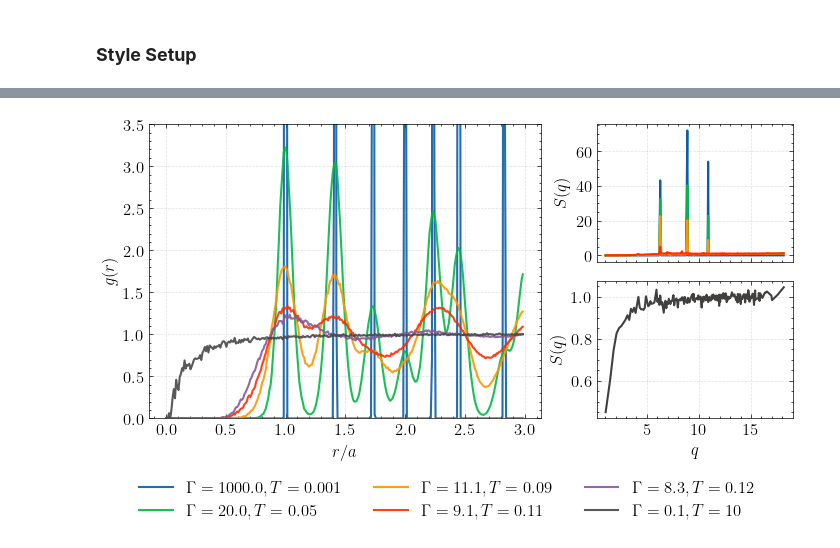
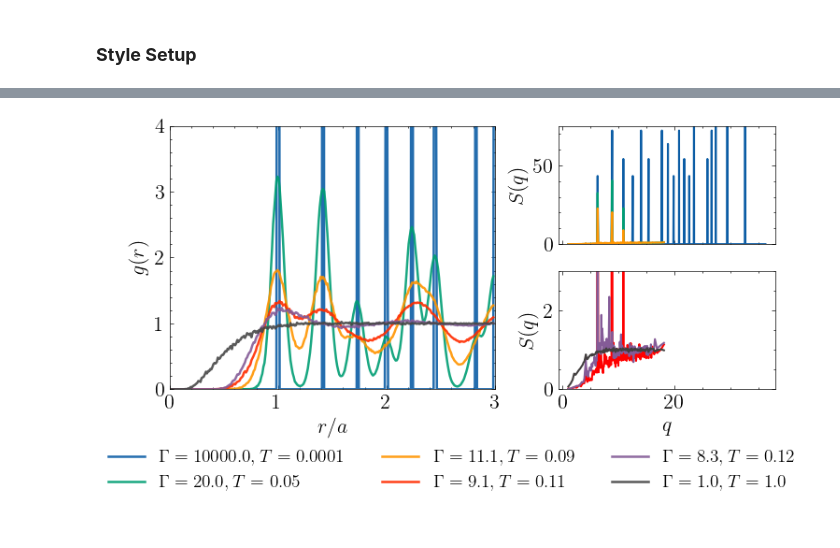
Before and after one commit to haxmxah/wigner_crystal_phase_transition, a Jupyter notebook: results_gr.ipynb, the cells around one changed output, grey strips where cells are left out. Saved outputs shown, nothing was run; the diff lists cells and outputs as text; code cells hidden in the pictures.

```diff
--- a/results_gr.ipynb
+++ b/results_gr.ipynb
@@ -121,13 +123,15 @@ plt.figure(figsize=(7, 4))
 gamma = lambda n, T : n**(1/3)/T
 a_func = lambda rho : (1/rho)**(1/3)
 
-T_list = [0.001, 0.01, 0.05, 0.1, 0.08, 0.09, 0.11, 0.12, 0.15, 0.2, 0.5, 10]
-T_list = [0.001, 0.05, 0.09, 0.11, 0.12, 10]
-T_step_list = [0.0001]*(len(T_list)-1) + [0.1]
+T_list = [0.001, 0.01, 0.05, 0.1, 0.08, 0.09, 0.11, 0.12, 0.15, 0.2, 0.5, 1.0, 10]
+T_list = [0.0001, 0.001,0.05, 0.09, 0.11, 0.12, 0.5, 1.0, 10]
+T_step_list = [0.0001]*(len(T_list)-2) + [0.001, 0.1]
 
 for T, T_step in zip(T_list,T_step_list):
     print(f"Processing T={T}")
     simulation_path = Path(f"output/n216_density1.00_t0.0001-{T}-{T_step}_melted")
+    if T == 0.0001:
+        simulation_path = Path(f"output/n216_density1.00_t1.0-0.0001-0.98")
     gdr_file = simulation_path / "rdf.out"
     parameters_file = simulation_path / "input_parameters.in"
     parameters = get_simulation_parameters(parameters_file)
@@ -138,6 +142,7 @@ for T, T_step in zip(T_list,T_step_list):
     plt.xlabel(r'$r/a$')
     plt.ylabel(r'$g(r)$')
     plt.ylim(0, 2)
+    plt.xlim(0, 3)
 
 
 plt.legend(loc='center left', bbox_to_anchor=(1, 0.5))
@@ -220,4 +163,9 @@ Processing T=10
 # %%
-simulation_path = Path(f"output/n216_density1.00_t0.0001-10-0.1_melted")
-L = (parameters['N'] / 1)**(1/3)
-q, sq = structure_factor(L=L, simulation_path=simulation_path)
+L = (216/ 1)**(1/3)
+for T, T_step in zip(T_list,T_step_list):
+    print(f"Processing T={T}")
+    simulation_path = Path(f"output/n216_density1.00_t0.0001-{T}-{T_step}_melted")
+    if T == 0.0001:
+        simulation_path = Path(f"output/n216_density1.00_t1.0-0.0001-0.98")
+
+    q, sq = structure_factor(L=L, simulation_path=simulation_path)
@@ -342,12 +182,5 @@ Processing T=10
 # %%
-import matplotlib.pyplot as plt
-from matplotlib.gridspec import GridSpec
-import matplotlib.cm as cm
-import matplotlib.colors as mcolors
-from pathlib import Path
-import pandas as pd
-import numpy as np
-plt.rcParams.update({'font.size': 12})
+plt.rcParams.update({'font.size': 16, 'legend.fontsize': 14,})
 # --- Helper functions ---
 gamma = lambda n, T: n**(1/3)/T
 a_func = lambda rho: (1/rho)**(1/3)
@@ -357,14 +190,14 @@ def get_simulation_parameters(file_path):
 
 # --- Setup Data Parameters ---
 # Unificamos todas las temperaturas únicas para asignar colores consistentes
-T_rdf_list = [0.001, 0.05, 0.09, 0.11, 0.12, 10]
-T_sq_top = [0.001, 0.09, 0.11, 0.12]
-T_sq_bottom = [10]
+T_rdf_list = [0.0001, 0.05, 0.09, 0.11, 0.12, 1.00]
+T_sq_top = [0.0001, 0.09, 0.11]
+T_sq_bottom = [0.11, 0.12, 1.00]
 
 # --- Plotting ---
 # Usamos constrained_layout para manejo automático de espacios
 fig = plt.figure(figsize=(7, 3.5), constrained_layout=True)
-gs = GridSpec(2, 2, width_ratios=[2, 1], figure=fig) # width_ratios 2:1 suele verse mejor
+gs = GridSpec(2, 2, width_ratios=[1.5, 1], figure=fig) # width_ratios 2:1 suele verse mejor
 
 # 1. Panel Izquierdo: RDF
 ax_rdf = fig.add_subplot(gs[:, 0])
@@ -374,8 +207,10 @@ legend_handles = {}
 
 for T in T_rdf_list:
     # Lógica de path (asumiendo tu estructura)
-    T_step = 0.1 if T >= 1 else 0.0001
+    T_step = 0.001 if T == 1 else 0.0001
     simulation_path = Path(f"output/n216_density1.00_t0.0001-{T}-{T_step}_melted")
+    if T == 0.0001:
+        simulation_path = Path(f"output/n216_density1.00_t1.0-0.0001-0.98")
     gdr_file = simulation_path / "rdf.out"
 
     try:
@@ -387,8 +222,9 @@ for T in T_rdf_list:
         label_txt = rf'$\Gamma = {gamma(1, T):.1f}, T = {T}$'
 
         line, = ax_rdf.plot(df['r']/a_func(1.0), df['gr'],
-                            label=label_txt, linewidth=1.5, alpha=0.9)
+                            label=label_txt, linewidth=1.8, alpha=0.9)
 
+        ax_rdf.set_xlim(0, 3)
         # Guardar handle para la leyenda global
         legend_handles[T] = line
 
@@ -397,8 +233,8 @@ for T in T_rdf_list:
 
 ax_rdf.set_xlabel(r'$r/a$')
 ax_rdf.set_ylabel(r'$g(r)$')
-ax_rdf.set_ylim(0, 3.5) # Ajustado un poco más alto para ver picos
-ax_rdf.grid(True, linestyle='--', alpha=0.4)
+ax_rdf.set_ylim(0, 4) # Ajustado un poco más alto para ver picos
+# ax_rdf.grid(True, linestyle='--', alpha=0.4)
 
 # 2. Panel Derecho Superior: S(q) Low T
 ax_sq1 = fig.add_subplot(gs[0, 1])
@@ -406,6 +242,8 @@ ax_sq1 = fig.add_subplot(gs[0, 1])
 for T in T_sq_top:
     T_step = 0.0001
     simulation_path = Path(f"output/n216_density1.00_t0.0001-{T}-{T_step}_melted")
+    if T == 0.0001:
+        simulation_path = Path(f"output/n216_density1.00_t1.0-0.0001-0.98")
     sq_file = simulation_path / "sq.csv"
 
     try:
@@ -415,41 +253,49 @@ for T in T_sq_top:
     except: pass
 
 ax_sq1.set_ylabel(r'$S(q)$')
-ax_sq1.grid(True, linestyle='--', alpha=0.4)
+# ax_sq1.grid(True, linestyle='--', alpha=0.4)
 ax_sq1.tick_params(labelbottom=False) # Ocultar etiquetas X del de arriba
-
+ax_sq1.set_ylim(0, 75)
 # 3. Panel Derecho Inferior: S(q) High T
 ax_sq2 = fig.add_subplot(gs[1, 1], sharex=ax_sq1)
 
 for T in T_sq_bottom:
-    T_step = 0.1
+    T_step = 0.001 if T == 1 else 0.0001
     simulation_path = Path(f"output/n216_density1.00_t0.0001-{T}-{T_step}_melted")
     sq_file = simulation_path / "sq.csv"
 
     try:
         if not sq_file.exists(): raise FileNotFoundError
         df = pd.read_csv(sq_file, sep=',')
         # Usamos get_color(T) para asegurar que sea el mismo gris que en el RDF si T=10
-        ax_sq2.plot(df['q'], df['S(q)'], linewidth=1.5, color="#423F3F")
+        if T == 1:
+            color = "#423F3F"  # Gris oscuro para T=1
+        if T == 0.11:
+            color = 'red'
+        if T == 0.12:
+            color = "#845B97"
+
+        ax_sq2.plot(df['q'], df['S(q)'], linewidth=1.5, color=color)
+        ax_sq2.set_ylim(0, 3)
     except: pass
 
 ax_sq2.set_xlabel(r'$q$')
 ax_sq2.set_ylabel(r'$S(q)$')
-ax_sq2.grid(True, linestyle='--', alpha=0.4)
+# ax_sq2.grid(True, linestyle='--', alpha=0.4)
 
 # --- Leyenda Global ---
 # Ordenamos la leyenda por temperatura
 sorted_T = sorted(legend_handles.keys())
 handles = [legend_handles[t] for t in sorted_T]
 labels = [h.get_label() for h in handles]
 
 # Colocar leyenda debajo
 fig.legend(handles, labels, loc='lower center',
            bbox_to_anchor=(0.5, -0.2), # Coordenadas relativas (x, y) fuera del plot
            ncol=3, frameon=False)
 
 # Guardar o mostrar
 plt.savefig("rdf_sq.pdf", dpi=300, bbox_inches='tight')
 plt.show()
 # %% [output]
-[figure, old version]
+[figure, new version]
```
Also changed, not shown: parts of 8 cells of this notebook.
